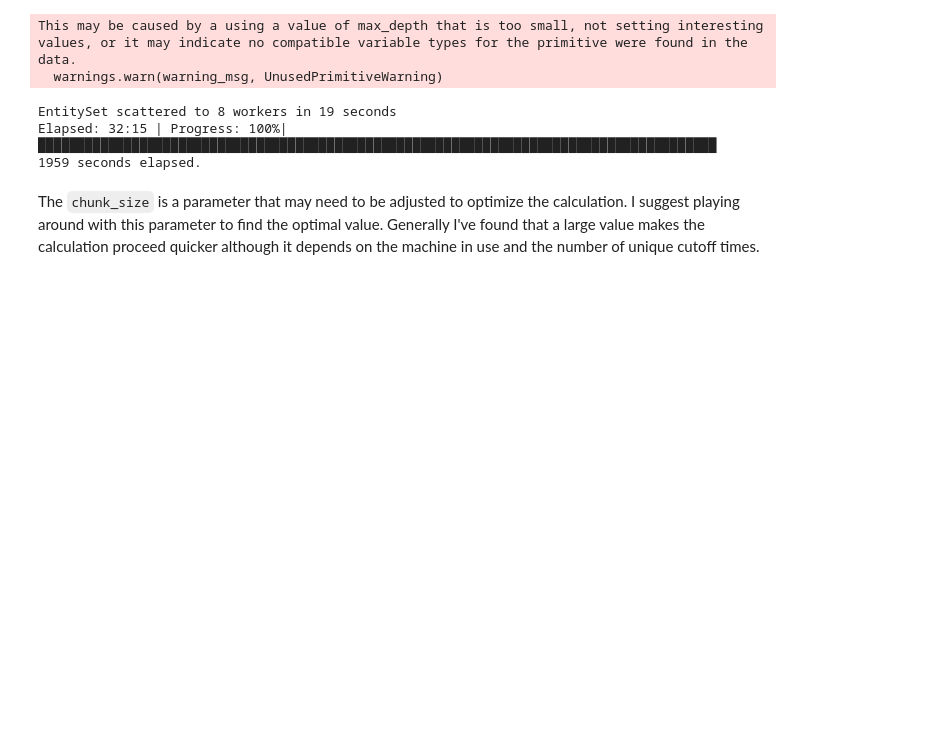
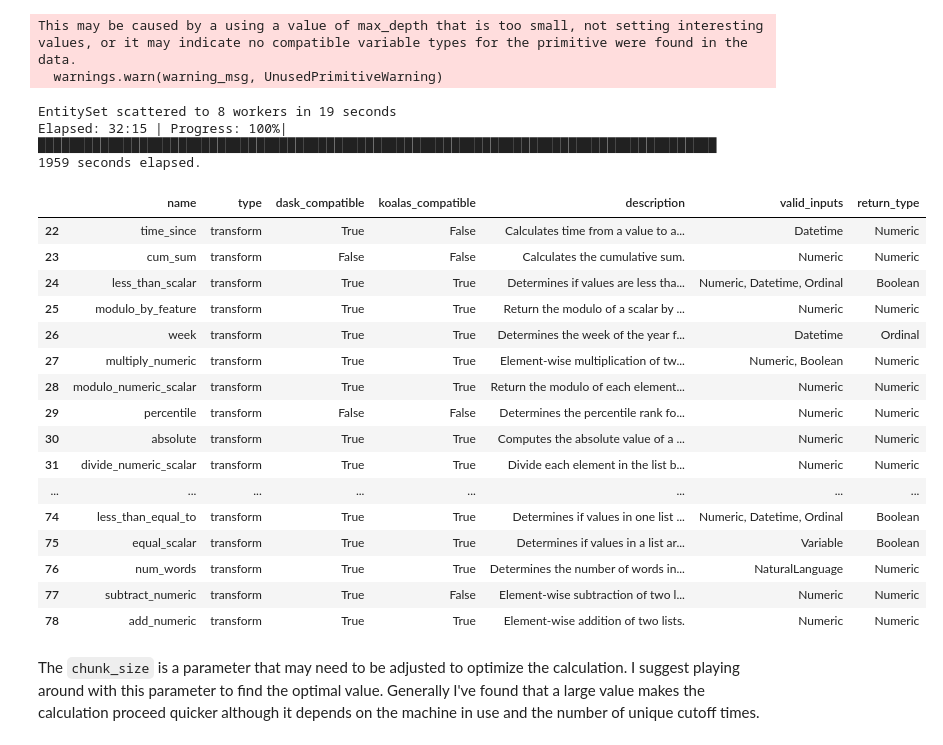
Before and after one commit to Khalif81/Auto_Feature_Eng, a Jupyter notebook: Feature_Engineering.ipynb, the cells around one changed output. Cells and saved outputs as stored; diff of their text form; code cells hidden in the pictures; blank space fills up the shorter version.

```diff
--- a/Feature_Engineering.ipynb
+++ b/Feature_Engineering.ipynb
@@ -591,6 +591,27 @@ This may be caused by a using a value of max_depth that is too small, not settin
 EntitySet scattered to 8 workers in 19 seconds
 Elapsed: 32:15 | Progress: 100%|███████████████████████████████████████████████████████████████████████████████████████
 1959 seconds elapsed.
+# %%
+df_prim =ft.primitives.list_primitives()
+df_prim[df_prim['type']=='transform']
+# %% [output]
+|  | name | type | dask_compatible | koalas_compatible | description | valid_inputs | return_type |
+| 22 | time_since | transform | True | False | Calculates time from a value to a... | Datetime | Numeric |
+| 23 | cum_sum | transform | False | False | Calculates the cumulative sum. | Numeric | Numeric |
+| 24 | less_than_scalar | transform | True | True | Determines if values are less tha... | Numeric, Datetime, Ordinal | Boolean |
+| 25 | modulo_by_feature | transform | True | True | Return the modulo of a scalar by ... | Numeric | Numeric |
+| 26 | week | transform | True | True | Determines the week of the year f... | Datetime | Ordinal |
+| 27 | multiply_numeric | transform | True | True | Element-wise multiplication of tw... | Numeric, Boolean | Numeric |
+| 28 | modulo_numeric_scalar | transform | True | True | Return the modulo of each element... | Numeric | Numeric |
+| 29 | percentile | transform | False | False | Determines the percentile rank fo... | Numeric | Numeric |
+| 30 | absolute | transform | True | True | Computes the absolute value of a ... | Numeric | Numeric |
+| 31 | divide_numeric_scalar | transform | True | True | Divide each element in the list b... | Numeric | Numeric |
+| ... | ... | ... | ... | ... | ... | ... | ... |
+| 74 | less_than_equal_to | transform | True | True | Determines if values in one list ... | Numeric, Datetime, Ordinal | Boolean |
+| 75 | equal_scalar | transform | True | True | Determines if values in a list ar... | Variable | Boolean |
+| 76 | num_words | transform | True | True | Determines the number of words in... | NaturalLanguage | Numeric |
+| 77 | subtract_numeric | transform | True | False | Element-wise subtraction of two l... | Numeric | Numeric |
+| 78 | add_numeric | transform | True | True | Element-wise addition of two lists. | Numeric | Numeric |
 # %% [markdown]
 The `chunk_size` is a parameter that may need to be adjusted to optimize the calculation. I suggest playing around with this parameter to find the optimal value. Generally I've found that a large value makes the calculation proceed quicker although it depends on the machine in use and the number of unique cutoff times.
 # %%
```
